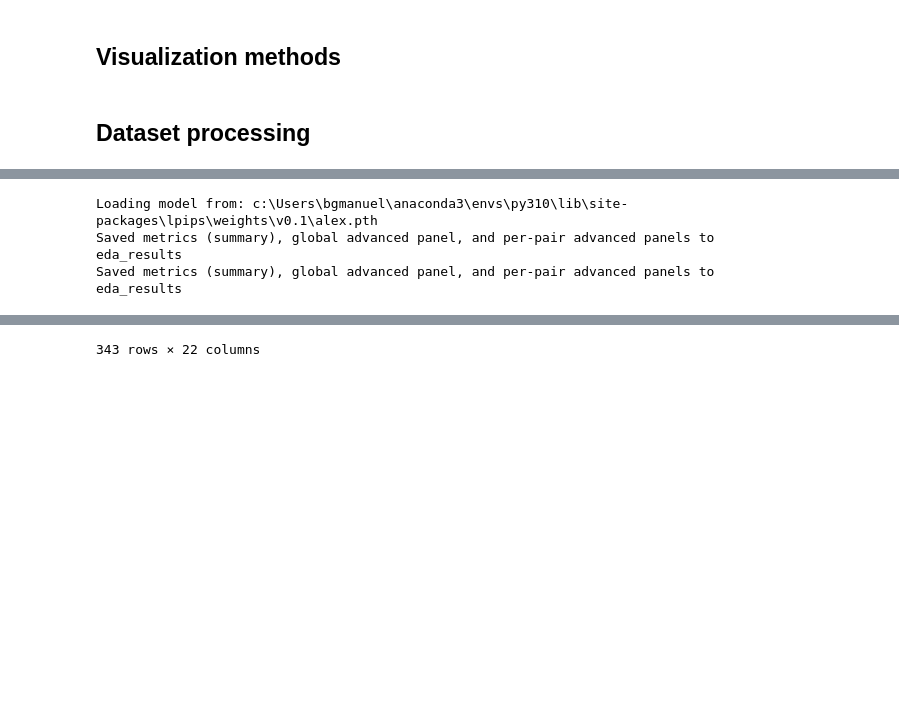
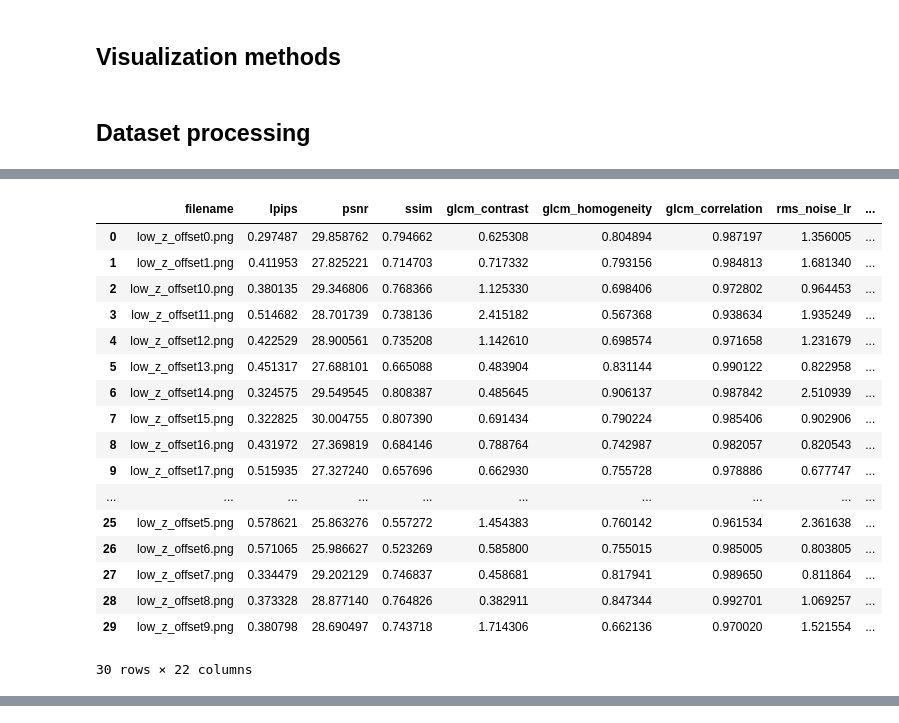
Before and after one commit to bgmanuel99/Super-Resolution-Images-for-3D-Printing-Defect-Detection, a Jupyter notebook: data/EDA.ipynb, the cells around one changed output, grey strips where cells are left out. Saved outputs shown, nothing was run; the diff lists cells and outputs as text; code cells hidden in the pictures; blank space fills up the shorter version.

Commit message:
New logic, methods and visualizations for EDA

```diff
--- a/data/EDA.ipynb
+++ b/data/EDA.ipynb
@@ -398,7 +394,6 @@ class ImagePairMetrics:
 
     def as_dict(self):
         """Return metrics as a dict for DataFrame conversion."""
-
         return self.__dict__.copy()
 
 class MetricsAggregator:
@@ -415,6 +410,7 @@ class MetricsAggregator:
         """Compute metrics for each pair and accumulate global visual data.
         Always returns a tuple (rows, global_data) where global_data contains
         the accumulators required to build the global advanced visualization panel.
+        Now uses tqdm for progress display.
         """
 
         rows = []
@@ -431,12 +427,14 @@ class MetricsAggregator:
             'noise_means_lr': [],
         }
 
-        for lf, hf in ImagePairLoader.iter_pairs(lr_dir, hr_dir):
+        pairs = list(ImagePairLoader.iter_pairs(lr_dir, hr_dir))
+        for lf, hf in tqdm(pairs, desc="Computing metrics", unit="img"):
             lr_img, hr_img = ImagePairLoader.load_and_align(
                 os.path.join(lr_dir, lf),
                 os.path.join(hr_dir, hf),
                 interp_map=interp_map
             )
+
             gray_lr = cv2.cvtColor(lr_img, cv2.COLOR_BGR2GRAY)
             gray_hr = cv2.cvtColor(hr_img, cv2.COLOR_BGR2GRAY)
             hsv_lr = cv2.cvtColor(lr_img, cv2.COLOR_BGR2HSV)
@@ -491,7 +489,6 @@ class MetricsAggregator:
             if global_data['lr_fft_sum'] is None:
                 lr_fft_mag = np.abs(np.fft.fftshift(np.fft.fft2(gray_lr)))
                 hr_fft_mag = np.abs(np.fft.fftshift(np.fft.fft2(gray_hr)))
-
                 global_data['lr_fft_sum'] = lr_fft_mag.astype(np.float64)
                 global_data['hr_fft_sum'] = hr_fft_mag.astype(np.float64)
 
@@ -537,10 +534,8 @@ class MetricsAggregator:
 
             sat_lr = hsv_lr[:, :, 1]
             sat_hr = hsv_hr[:, :, 1]
-
             lr_counts, _ = np.histogram(sat_lr, bins=global_data['sat_bins'])
             hr_counts, _ = np.histogram(sat_hr, bins=global_data['sat_bins'])
-
             global_data['sat_lr_counts'] += lr_counts
             global_data['sat_hr_counts'] += hr_counts
             global_data['noise_means_lr'].append(art_lr['color_noise'])
@@ -1044,7 +861,7 @@ def run_eda_pipeline(
     top_k_examples=1,
     glcm_multi_angle=False,
     glcm_levels=64,
-    interp_map_path="images/low_z_offset_interpolation_map.pkl",
+    interp_map_path="",
 ):
     """Execute full EDA pipeline and return metrics DataFrame.
 
@@ -1108,14 +925,13 @@ def run_eda_pipeline(
     )
     df = StatsReporter.dataframe(rows)
 
-    # Global advanced visualization panel
+    # Global advanced visualization panels
     ImageDataVisualization.create_global_advanced_visualizations(
         global_data,
         os.path.join(output_dir, "advanced_global_panel.png"),
     )
-
-    # Global histograms & correlations
-    ImageDataVisualization.generate_summary_visualizations(df, output_dir)
+    ImageDataVisualization.histogram_summary(df, output_dir)
+    ImageDataVisualization.correlation_matrix(df, output_dir)
     ImageDataVisualization.scatter_relations(df, output_dir)
 
     # Best / worst examples based on LPIPS
@@ -1168,6 +984,7 @@ def run_eda_pipeline(
 lr_dir = "images/LR/low_z_offset"
 hr_dir = "images/HR/low_z_offset"
 output_dir = "eda_results"
+interp_map_path = "images/low_z_offset_interpolation_map.pkl"
 
-run_eda_pipeline(lr_dir, hr_dir, output_dir)
+run_eda_pipeline(lr_dir, hr_dir, output_dir, interp_map_path=interp_map_path)
 # %% [output]
@@ -1175,3 +992,18 @@ Setting up [LPIPS] perceptual loss: trunk [alex], v[0.1], spatial [off]
+|  | filename | lpips | psnr | ssim | glcm_contrast | glcm_homogeneity | glcm_correlation | rms_noise_lr | ... |
+| 0 | low_z_offset0.png | 0.297487 | 29.858762 | 0.794662 | 0.625308 | 0.804894 | 0.987197 | 1.356005 | ... |
+| 1 | low_z_offset1.png | 0.411953 | 27.825221 | 0.714703 | 0.717332 | 0.793156 | 0.984813 | 1.681340 | ... |
+| 2 | low_z_offset10.png | 0.380135 | 29.346806 | 0.768366 | 1.125330 | 0.698406 | 0.972802 | 0.964453 | ... |
+| 3 | low_z_offset11.png | 0.514682 | 28.701739 | 0.738136 | 2.415182 | 0.567368 | 0.938634 | 1.935249 | ... |
+| 4 | low_z_offset12.png | 0.422529 | 28.900561 | 0.735208 | 1.142610 | 0.698574 | 0.971658 | 1.231679 | ... |
+| 5 | low_z_offset13.png | 0.451317 | 27.688101 | 0.665088 | 0.483904 | 0.831144 | 0.990122 | 0.822958 | ... |
+| 6 | low_z_offset14.png | 0.324575 | 29.549545 | 0.808387 | 0.485645 | 0.906137 | 0.987842 | 2.510939 | ... |
+| 7 | low_z_offset15.png | 0.322825 | 30.004755 | 0.807390 | 0.691434 | 0.790224 | 0.985406 | 0.902906 | ... |
+| 8 | low_z_offset16.png | 0.431972 | 27.369819 | 0.684146 | 0.788764 | 0.742987 | 0.982057 | 0.820543 | ... |
+| 9 | low_z_offset17.png | 0.515935 | 27.327240 | 0.657696 | 0.662930 | 0.755728 | 0.978886 | 0.677747 | ... |
+| ... | ... | ... | ... | ... | ... | ... | ... | ... | ... |
+| 25 | low_z_offset5.png | 0.578621 | 25.863276 | 0.557272 | 1.454383 | 0.760142 | 0.961534 | 2.361638 | ... |
+| 26 | low_z_offset6.png | 0.571065 | 25.986627 | 0.523269 | 0.585800 | 0.755015 | 0.985005 | 0.803805 | ... |
+| 27 | low_z_offset7.png | 0.334479 | 29.202129 | 0.746837 | 0.458681 | 0.817941 | 0.989650 | 0.811864 | ... |
+| 28 | low_z_offset8.png | 0.373328 | 28.877140 | 0.764826 | 0.382911 | 0.847344 | 0.992701 | 1.069257 | ... |
+| 29 | low_z_offset9.png | 0.380798 | 28.690497 | 0.743718 | 1.714306 | 0.662136 | 0.970020 | 1.521554 | ... |
-Loading model from: c:\Users\bgmanuel\anaconda3\envs\py310\lib\site-packages\lpips\weights\v0.1\alex.pth
-Saved metrics (summary), global advanced panel, and per-pair advanced panels to eda_results
-Saved metrics (summary), global advanced panel, and per-pair advanced panels to eda_results
+30 rows × 22 columns
@@ -1190 +1009,0 @@ Saved metrics (summary), global advanced panel, and per-pair advanced panels to
-343 rows × 22 columns
```
Also changed, not shown: parts of 4 cells of this notebook, 1 other file.
